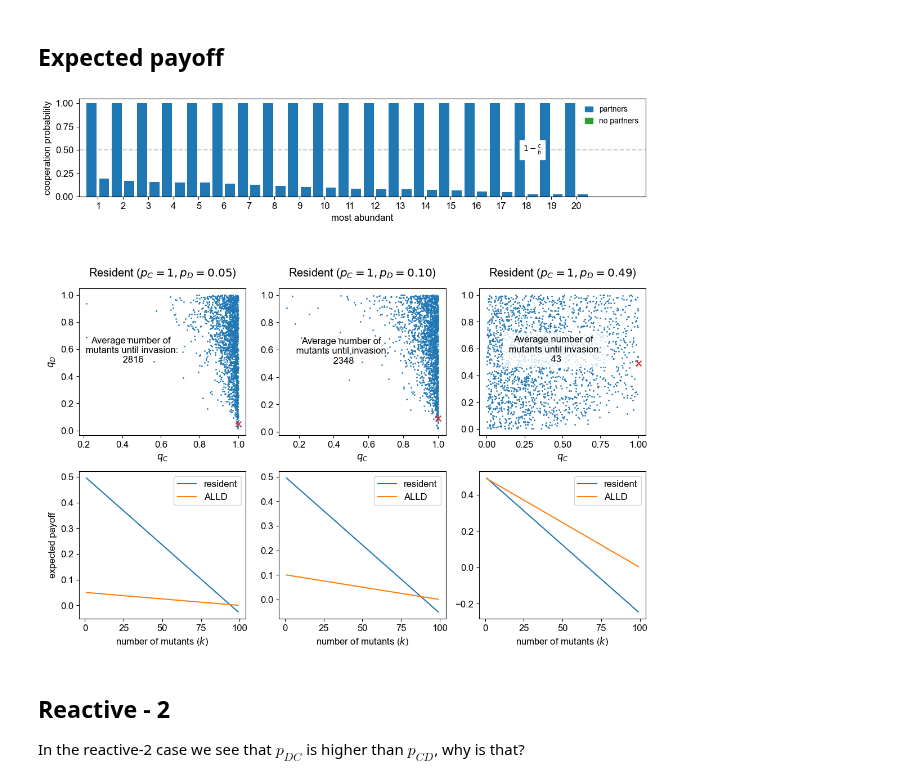
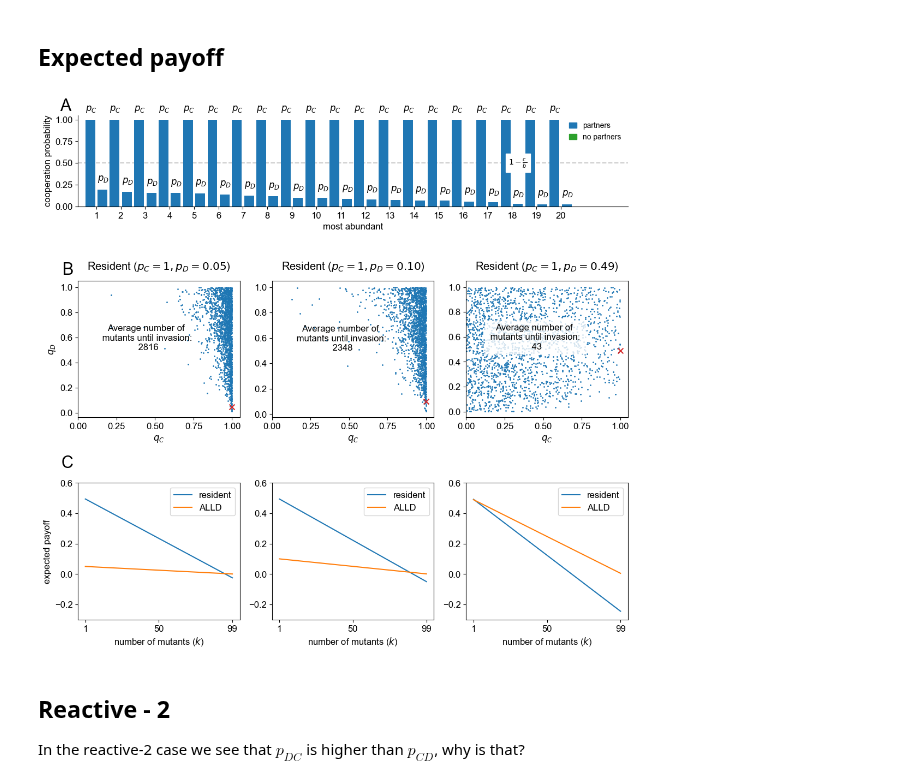
Before and after one commit to Nikoleta-v3/conditional-cooperation-with-longer-memory, a Jupyter notebook: notebooks/Looking into Fig 3.ipynb, the cells around one changed output. Cells and saved outputs as stored; diff of their text form; code cells hidden in the pictures.

```diff
--- a/notebooks/Looking into Fig 3.ipynb
+++ b/notebooks/Looking into Fig 3.ipynb
@@ -233,8 +233,8 @@ for k in range(1, N):
 # %%
 colors = ['tab:blue', 'tab:green']
 
-fig, axes = plt.subplot_mosaic("AAA;...;BCD;EFG", figsize=(13, 12),
-                               gridspec_kw = {'height_ratios':[1, .2, 1.5, 1.5]})
+fig, axes = plt.subplot_mosaic("AAA;...;BCD;...;EFG", figsize=(13, 12),
+                               gridspec_kw = {'height_ratios':[1, .2, 1.5,.1, 1.5]})
 
 j = 0
 
@@ -245,6 +245,10 @@ for i, row in top_one_coop.iterrows():
         c = colors[1]
 
     axes["A"].bar([j + 0, j + 1], [row['p_1'], row['p_2']], color=c)
+
+    axes["A"].text(j + 0 - .4, row['p_1'] + .1, "$p_{C}$")
+
+    axes["A"].text(j + 1 - .4, row['p_2'] + .1, "$p_{D}$")
 
     j += 2
 
@@ -278,6 +282,12 @@ axes["A"].legend(
     frameon=False,
 )
 
+axes["A"].text(-2.5, 1.1, "A", fontsize=22
+)
+
+
+axes["A"].spines[['right', 'top']].set_visible(False)
+
 
 
 axes["B"].scatter(invaders["p"], invaders["q"], s=1);
@@ -286,6 +296,11 @@ axes["B"].set_title("Resident ($p_{C} = 1, p_{D} = 0.05$)", y=1.05);
 axes["B"].text(0.45, .5,
                f'Average number of \n mutants until invasion: \n {round(m1)}',
                ha='center')
+
+
+axes["B"].text(-.1, 1.1, "B", fontsize=22
+)
+
 
 axes["C"].scatter(invaders2["p"], invaders2["q"], s=1);
 axes["C"].scatter(1, 0.10, s=50, marker='x', color='tab:red');
@@ -300,35 +315,42 @@ axes["D"].set_title("Resident ($p_{C} = 1, p_{D} = 0.49$)", y=1.05);
 t = axes["D"].text(0.45, .5,
                f'Average number of \n mutants until invasion: \n {round(m3)}',
                ha='center')
 t.set_bbox(dict(facecolor='white', alpha=0.8, edgecolor='white'))
 
 
 axes["E"].plot(range(1, N), payoffsR, label='resident');
 axes["E"].plot(range(1, N), payoffsM, label='ALLD');
 
+axes["E"].text(-15, .7, "C", fontsize=22
+)
+
 axes["F"].plot(range(1, N), payoffsR2, label='resident');
 axes["F"].plot(range(1, N), payoffsM2, label='ALLD');
 
 axes["G"].plot(range(1, N), payoffsR3, label='resident');
 axes["G"].plot(range(1, N), payoffsM3, label='ALLD');
 
 axes["E"].set_ylabel("expected payoff");
 axes["B"].set_ylabel("$q_{D}$");
 
 for letter in ["B", "C", "D"]:
     axes[letter].set_xlabel("$q_{C}$");
+    axes[letter].set_xlim(0, 1.05)
+
 
 for letter in ["E", "F", "G"]:
 
     axes[letter].set_xlabel("number of mutants ($k$)");
+    axes[letter].set_xticks([1, 50, 99])
+    axes[letter].set_ylim(-0.3, 0.6)
 
     axes[letter].legend();
 
-fig.subplots_adjust(hspace=.35)
+fig.subplots_adjust(hspace=.36)
 
 fig.savefig("../figures/siFigInvasionR1.pdf", bbox_inches="tight")
 # %% [output]
-[figure, old version]
+[figure, new version]
 # %% [markdown]
 ## Reactive - 2
 
```
Also changed, not shown: parts of 7 cells of this notebook, 22 other files.
